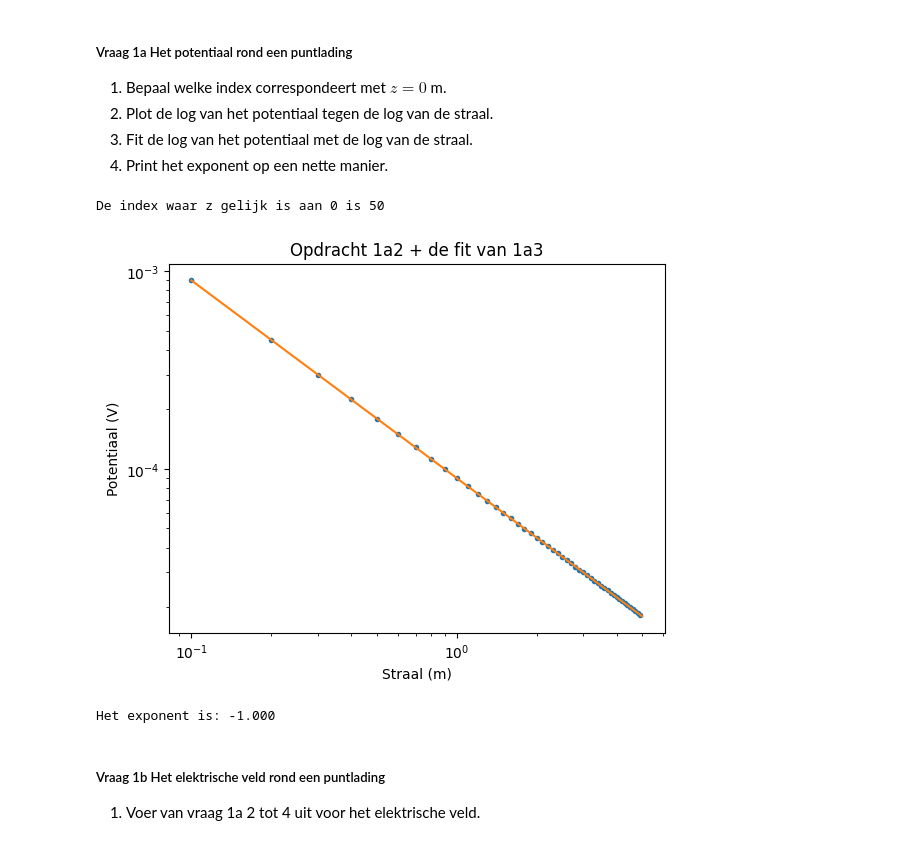
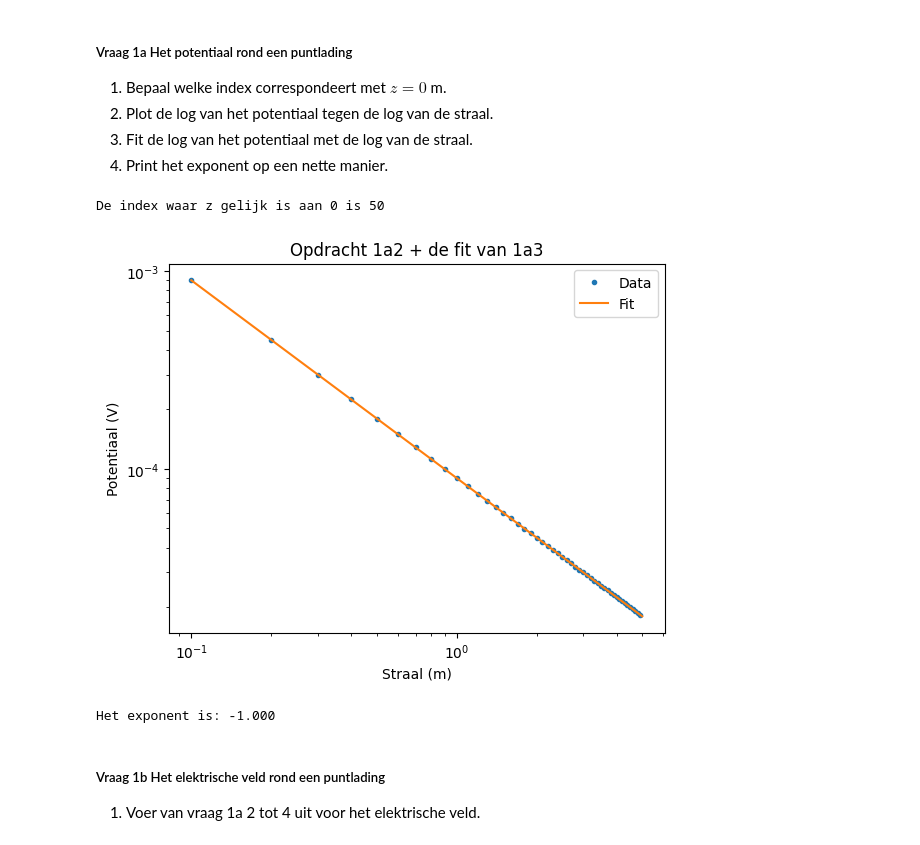
Before and after one commit to JSlootsTUD/opdrachten-DEF-D-Justin, a Jupyter notebook: DigitaleOntwerpopdrachten/1CondensatorOpdracht/CondensatorOntwerpopdracht.ipynb, the cells around one changed output. Drawn from its saved outputs; the diff is of its cells as text; code cells hidden in the pictures.

```diff
--- a/DigitaleOntwerpopdrachten/1CondensatorOpdracht/CondensatorOntwerpopdracht.ipynb
+++ b/DigitaleOntwerpopdrachten/1CondensatorOpdracht/CondensatorOntwerpopdracht.ipynb
@@ -91,36 +91,37 @@ plot_results_pt_charge_at_origin(Ez, Er, normE, V, r, z, grid_step)
 from scipy.optimize import curve_fit
 
 index_z0 =  np.argmin(np.abs(z)) # Zoekt naar de laagste waarde van z nadat hier eerst de absolute waarde van is genomen, zodat de laagste waarde het dichtstebij 0 ligt.
 print("De index waar z gelijk is aan 0 is", index_z0)
 
 
 # plotten van de log van het potentiaal tegen de log van de straal
 plt.figure()
-plt.loglog(r,V[index_z0], ".")
+plt.loglog(r,V[index_z0], ".", label="Data")
 plt.ylabel("Potentiaal (V)")
 plt.xlabel("Straal (m)")
 plt.title("Opdracht 1a2 + de fit van 1a3")
 # plt.show()
 
 
 def fitfunctie(r,a,b):
     return a*np.log10(r)+b
 
 pvar,pcov = curve_fit(fitfunctie,r[1:],np.log10(V[index_z0][1:])) # fitten van de functie
 a = pvar[0]
 b = pvar[1]
 
 x_fit = np.linspace(0.1,5, 50)
 y = fitfunctie(x_fit,a,b)
 
-plt.loglog(x_fit,10**y)   # plotten van de fit, om te kijken of deze klopt
+plt.loglog(x_fit,10**y, label="Fit")   # plotten van de fit, om te kijken of deze klopt
+plt.legend()
 plt.show()
 
 
 print(f"Het exponent is: {a:.3f}")
 # %% [output]
 De index waar z gelijk is aan 0 is 50
-[figure, old version]
+[figure, new version]
 Het exponent is: -1.000
 # %% [markdown]
 ##### Vraag 1b Het elektrische veld rond een puntlading
```
Also changed, not shown: parts of 1 cell of this notebook.
